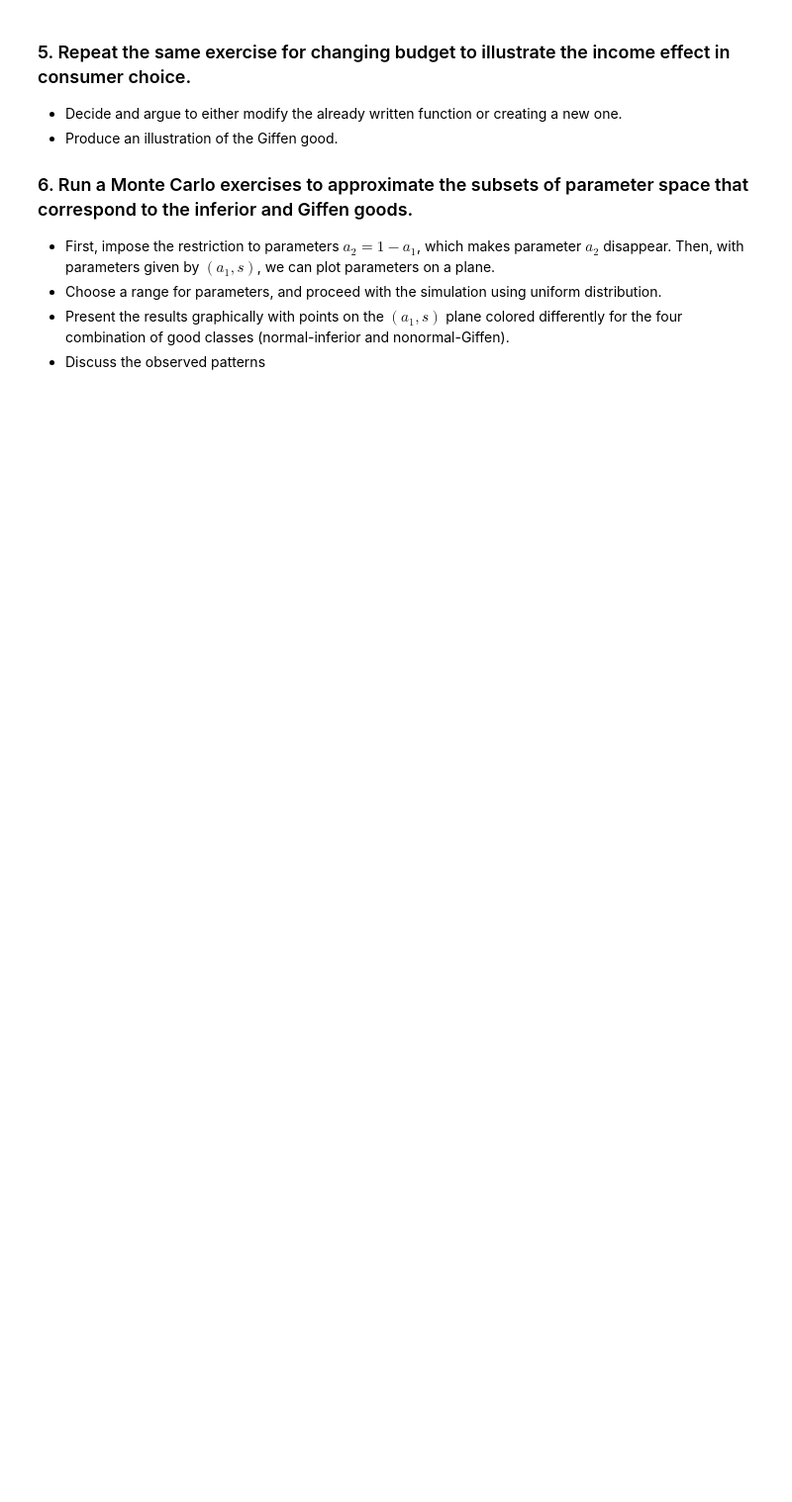
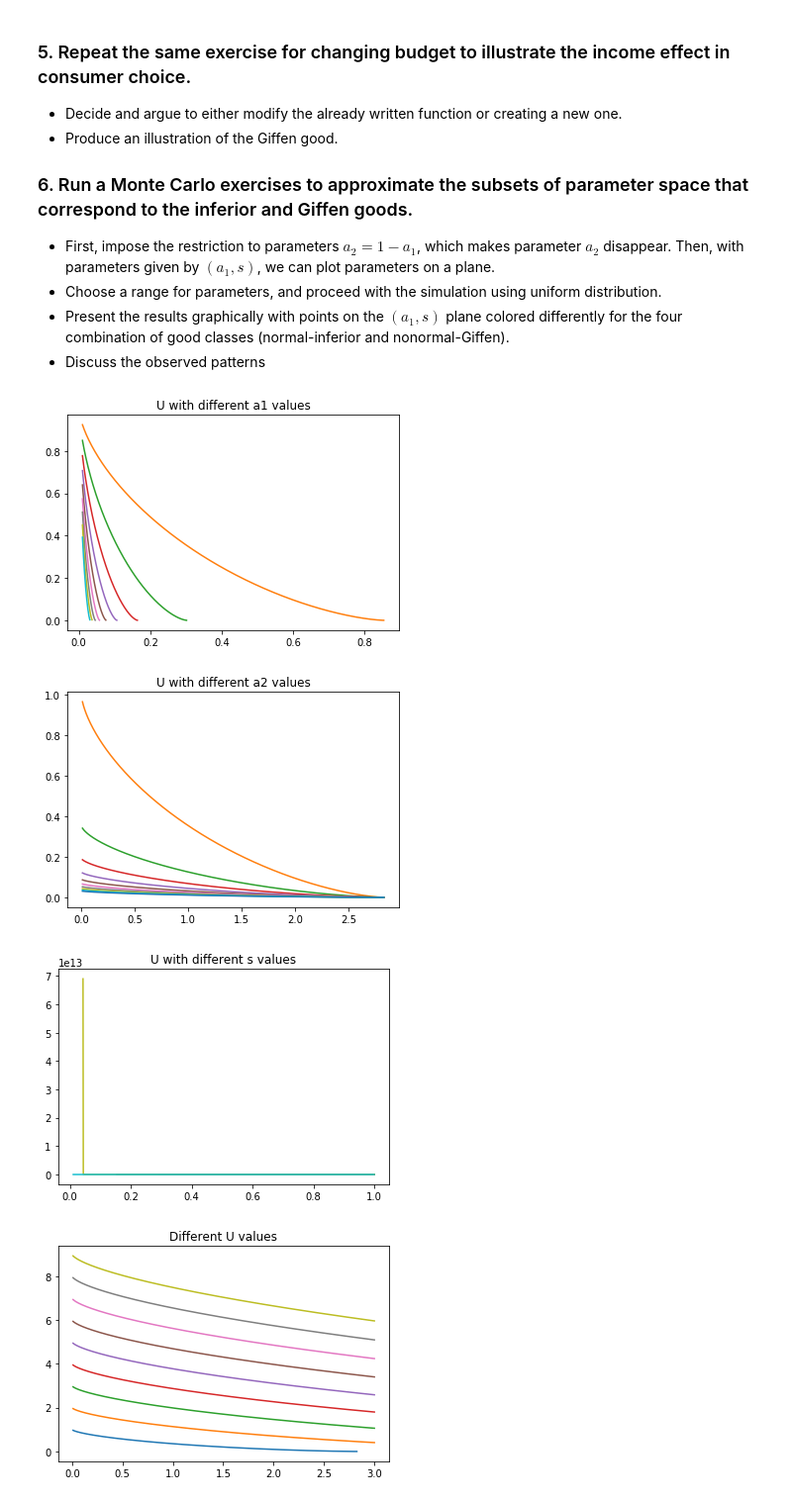
Before and after one commit to Poonpolkul/ECON8014-Midterm, a Jupyter notebook: topic1consumer.ipynb, the cells around one changed output. Shown at 99% size. Drawn from its saved outputs; the diff is of its cells as text; code cells hidden in the pictures; blank space fills up the shorter version.

```diff
--- a/topic1consumer.ipynb
+++ b/topic1consumer.ipynb
@@ -65,0 +86,42 @@ $B = x p_1 + y p_2$
+# %%
+def plot_preferences(a1 = 0.5, a2 = 1, s=3, U=[1]):
+
+    b = (s-1)/s
+    axis_max = np.ceil(max(((U[0]**b)/a2)**(1/b), ((U[0]**b)/a1)**(1/b)))
+    x = np.linspace(0.01, axis_max, 1e3)
+    for i in U:
+        plt.subplot()
+        plt.plot(x, (((i**b)-a1*x**b)/a2)**(1/b))
+
+# plot U with different a1 values
+a1_array = np.linspace(0,10,10)
+for a in a1_array:
+    plot_preferences(a1 = a)
+    plt.title("U with different a1 values")
+
+
+# plot U with different a2 values
+a2_array = np.linspace(0,10,11)
+plt.figure()
+plt.title("U with different a2 values")
+for a in a2_array:
+    plot_preferences(a2 = a)
+
+# plot U with different s values
+s_array = np.linspace(0.1,1,11)
+plt.figure()
+plt.title("U with different s values")
+for si in s_array:
+    plot_preferences(s = si)
+
+# plot different U values
+U_list = list(range(1,10))
+plt.figure()
+plt.title("Different U values")
+# for u in U_list:
+plot_preferences(U=U_list)
+# %% [output]
+[figure, added]
+[figure, added]
+[figure, added]
+[figure, added]
```
Also changed, not shown: parts of 7 cells of this notebook.
